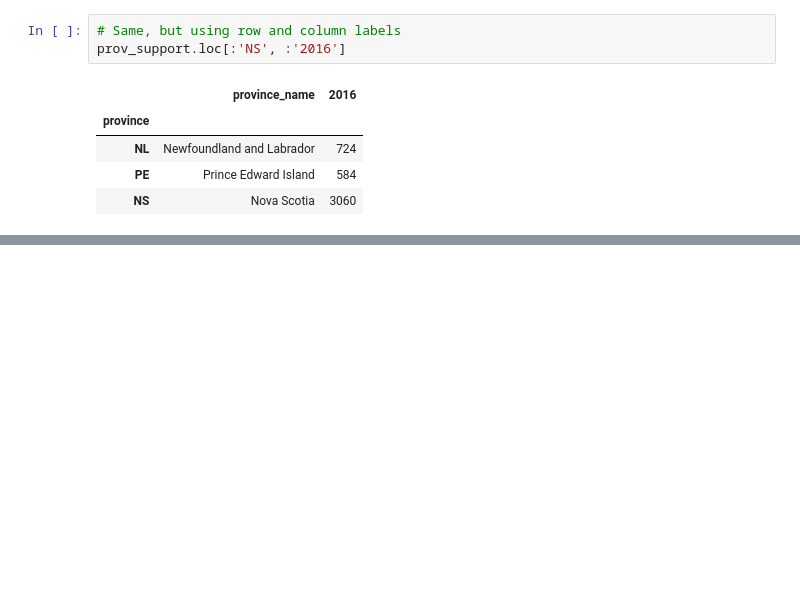
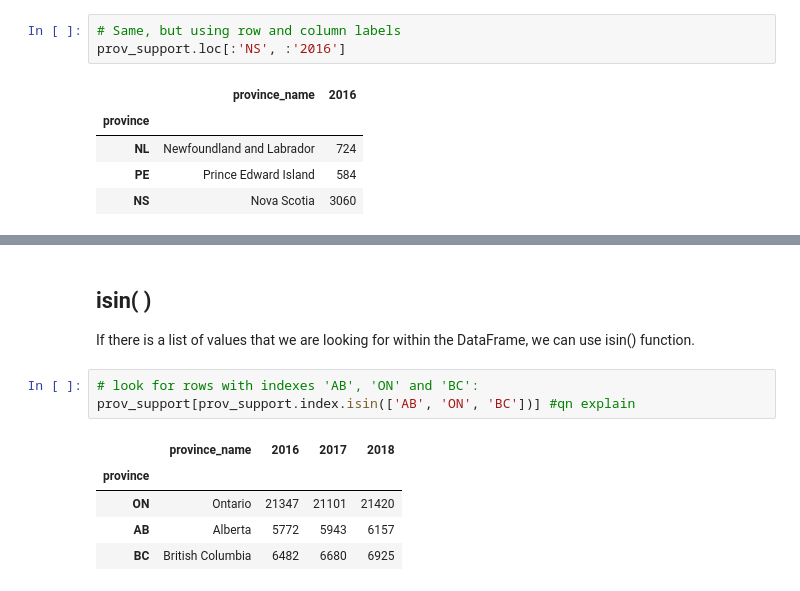
Before and after one commit to IgaMeddie/Data_Science_101, a Jupyter notebook: pandas_101.ipynb, the cells around one changed output, grey strips where cells are left out. Saved outputs shown, nothing was run; the diff lists cells and outputs as text; blank space fills up the shorter version.

Commit message:
Slicing using .isin( )

```diff
--- a/pandas_101.ipynb
+++ b/pandas_101.ipynb
@@ -680,0 +696,13 @@ prov_support.loc[:'NS', :'2016']
+# %% [markdown]
+## isin( )
+
+If there is a list of values that we are looking for within the DataFrame, we can use isin() function.
+# %%
+# look for rows with indexes 'AB', 'ON' and 'BC':
+prov_support[prov_support.index.isin(['AB', 'ON', 'BC'])] #qn explain
+# %% [output]
+|  | province_name | 2016 | 2017 | 2018 |
+| province |  |  |  |  |
+| ON | Ontario | 21347 | 21101 | 21420 |
+| AB | Alberta | 5772 | 5943 | 6157 |
+| BC | British Columbia | 6482 | 6680 | 6925 |
```
Also changed, not shown: parts of 8 cells of this notebook.
